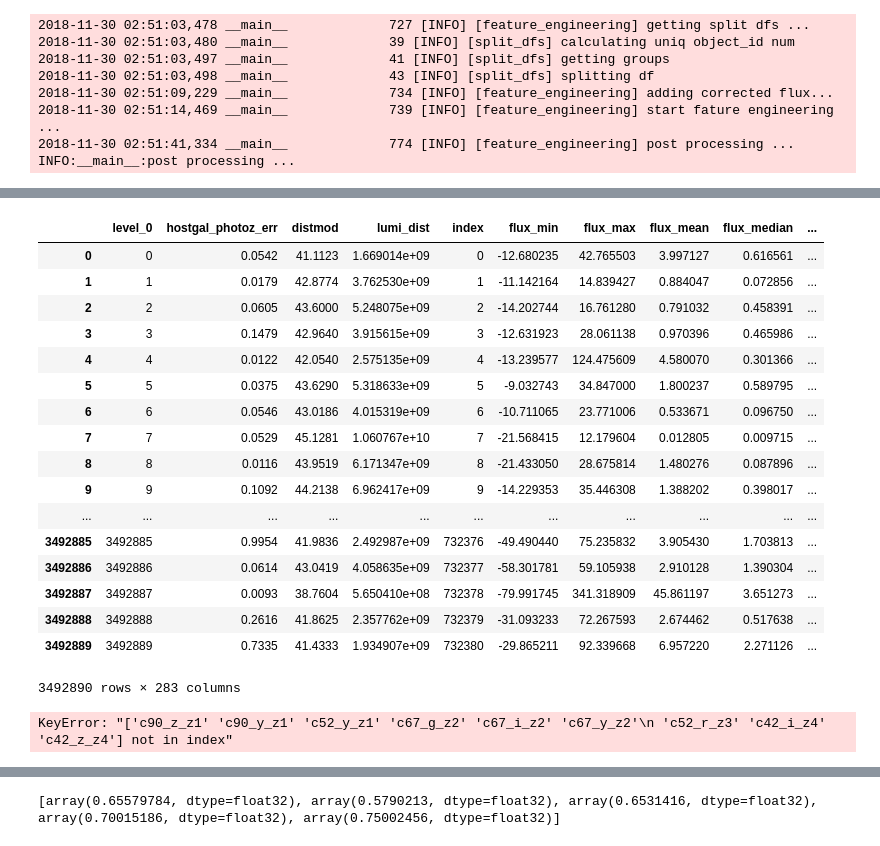
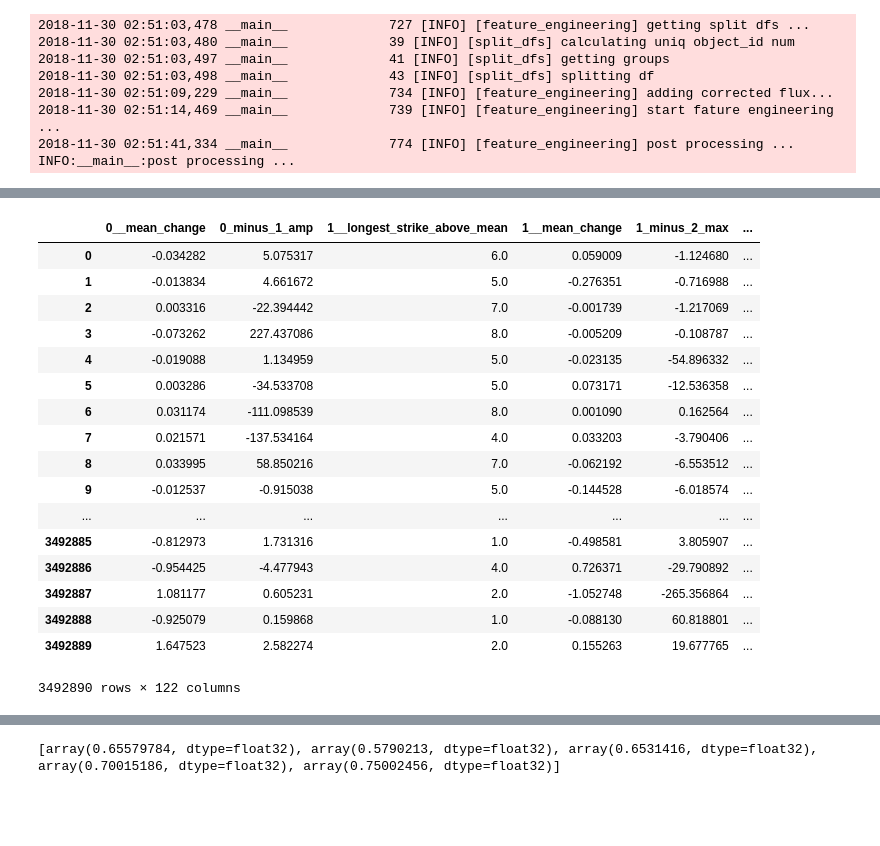
Before and after one commit to guchio3/kaggle-plasticc, a Jupyter notebook: notebook/construct_nn.ipynb, the cells around one changed output, grey strips where cells are left out. Drawn from its saved outputs; the diff is of its cells as text; code cells hidden in the pictures; blank space fills up the shorter version.

```diff
--- a/notebook/construct_nn.ipynb
+++ b/notebook/construct_nn.ipynb
@@ -253,3 +791,7 @@ INFO:__main__:post processing ...
+# %%
+imp_df = pd.read_csv('../importances/Booster_weight-multi-logloss-0.551369_2018-12-09-13-05-52_importance.csv')
+# %%
+FEATURES_TO_USE = [feat for feat in FEATURES_TO_USE if feat in set(imp_df.head(120).feature)] + ['hostgal_photoz']
 # %%
 %%time
 train_df = pd.read_feather('../features/train/meta_features.ftr', nthreads=NTHREAD)
@@ -282,3 +824,3 @@ Wall time: 622 ms
 # %%
-%%time
-test_df = pd.concat([test_df, _test_df.drop('object_id', axis=1)], axis=1)
+#%%time
+#test_df = pd.concat([test_df[list(sorted(list(set(FEATURES_TO_USE) & set(test_df.columns.tolist()))))], _test_df.drop('object_id', axis=1)], axis=1)
@@ -844,0 +827,3 @@ null_df[null_df.null_rat != 0]
+# %%
+%%time
+test_df = test_df[list(sorted(list(set(FEATURES_TO_USE) & set(test_df.columns.tolist())))) + ['object_id']].merge(_test_df, on='object_id', how='left')
@@ -849,26 +837,26 @@ train_df = train_df.replace(-np.inf, np.nan)
 #train_df = train_df.fillna(train_df.mean())#.drop(null_df[null_df.null_rat != 0]['column'], axis=1)
 # %%
 # test df の　load, inf の変換
-test_df = pd.read_feather('../test_dfs/test_df_for_nn.fth')
+#test_df = pd.read_feather('../test_dfs/test_df_for_nn.fth')
 test_df = test_df.replace(np.inf, np.nan)
 test_df = test_df.replace(-np.inf, np.nan)
 test_df
 # %% [output]
-|  | level_0 | hostgal_photoz_err | distmod | lumi_dist | index | flux_min | flux_max | flux_mean | flux_median | ... |
-| 0 | 0 | 0.0542 | 41.1123 | 1.669014e+09 | 0 | -12.680235 | 42.765503 | 3.997127 | 0.616561 | ... |
-| 1 | 1 | 0.0179 | 42.8774 | 3.762530e+09 | 1 | -11.142164 | 14.839427 | 0.884047 | 0.072856 | ... |
-| 2 | 2 | 0.0605 | 43.6000 | 5.248075e+09 | 2 | -14.202744 | 16.761280 | 0.791032 | 0.458391 | ... |
-| 3 | 3 | 0.1479 | 42.9640 | 3.915615e+09 | 3 | -12.631923 | 28.061138 | 0.970396 | 0.465986 | ... |
-| 4 | 4 | 0.0122 | 42.0540 | 2.575135e+09 | 4 | -13.239577 | 124.475609 | 4.580070 | 0.301366 | ... |
-| 5 | 5 | 0.0375 | 43.6290 | 5.318633e+09 | 5 | -9.032743 | 34.847000 | 1.800237 | 0.589795 | ... |
-| 6 | 6 | 0.0546 | 43.0186 | 4.015319e+09 | 6 | -10.711065 | 23.771006 | 0.533671 | 0.096750 | ... |
-| 7 | 7 | 0.0529 | 45.1281 | 1.060767e+10 | 7 | -21.568415 | 12.179604 | 0.012805 | 0.009715 | ... |
-| 8 | 8 | 0.0116 | 43.9519 | 6.171347e+09 | 8 | -21.433050 | 28.675814 | 1.480276 | 0.087896 | ... |
-| 9 | 9 | 0.1092 | 44.2138 | 6.962417e+09 | 9 | -14.229353 | 35.446308 | 1.388202 | 0.398017 | ... |
-| ... | ... | ... | ... | ... | ... | ... | ... | ... | ... | ... |
-| 3492885 | 3492885 | 0.9954 | 41.9836 | 2.492987e+09 | 732376 | -49.490440 | 75.235832 | 3.905430 | 1.703813 | ... |
-| 3492886 | 3492886 | 0.0614 | 43.0419 | 4.058635e+09 | 732377 | -58.301781 | 59.105938 | 2.910128 | 1.390304 | ... |
-| 3492887 | 3492887 | 0.0093 | 38.7604 | 5.650410e+08 | 732378 | -79.991745 | 341.318909 | 45.861197 | 3.651273 | ... |
-| 3492888 | 3492888 | 0.2616 | 41.8625 | 2.357762e+09 | 732379 | -31.093233 | 72.267593 | 2.674462 | 0.517638 | ... |
-| 3492889 | 3492889 | 0.7335 | 41.4333 | 1.934907e+09 | 732380 | -29.865211 | 92.339668 | 6.957220 | 2.271126 | ... |
+|  | 0__mean_change | 0_minus_1_amp | 1__longest_strike_above_mean | 1__mean_change | 1_minus_2_max | ... |
+| 0 | -0.034282 | 5.075317 | 6.0 | 0.059009 | -1.124680 | ... |
+| 1 | -0.013834 | 4.661672 | 5.0 | -0.276351 | -0.716988 | ... |
+| 2 | 0.003316 | -22.394442 | 7.0 | -0.001739 | -1.217069 | ... |
+| 3 | -0.073262 | 227.437086 | 8.0 | -0.005209 | -0.108787 | ... |
+| 4 | -0.019088 | 1.134959 | 5.0 | -0.023135 | -54.896332 | ... |
+| 5 | 0.003286 | -34.533708 | 5.0 | 0.073171 | -12.536358 | ... |
+| 6 | 0.031174 | -111.098539 | 8.0 | 0.001090 | 0.162564 | ... |
+| 7 | 0.021571 | -137.534164 | 4.0 | 0.033203 | -3.790406 | ... |
+| 8 | 0.033995 | 58.850216 | 7.0 | -0.062192 | -6.553512 | ... |
+| 9 | -0.012537 | -0.915038 | 5.0 | -0.144528 | -6.018574 | ... |
+| ... | ... | ... | ... | ... | ... | ... |
+| 3492885 | -0.812973 | 1.731316 | 1.0 | -0.498581 | 3.805907 | ... |
+| 3492886 | -0.954425 | -4.477943 | 4.0 | 0.726371 | -29.790892 | ... |
+| 3492887 | 1.081177 | 0.605231 | 2.0 | -1.052748 | -265.356864 | ... |
+| 3492888 | -0.925079 | 0.159868 | 1.0 | -0.088130 | 60.818801 | ... |
+| 3492889 | 1.647523 | 2.582274 | 2.0 | 0.155263 | 19.677765 | ... |
-3492890 rows × 283 columns
+3492890 rows × 122 columns
@@ -988,8 +981,9 @@ drop_feats += list(chain.from_iterable(band_cnn_columns_list))
 #x_train = train_df[drop_feats].values
 #x_test = test_df[drop_feats].values
 
-x_train = train_df[FEATURES_TO_USE].values
-x_test = test_df[FEATURES_TO_USE].values
+#DROP_CNN_FEATURES = set(chain.from_iterable(CNN_FEATURES))
+#X_FEATURES_TO_USE = [feat for feat in FEATURES_TO_USE if feat not in DROP_CNN_FEATURES ]
+
+#####x_train = train_df[FEATURES_TO_USE].values
+#####x_test = test_df[FEATURES_TO_USE].values
-# %% [output]
-KeyError: "['c90_z_z1' 'c90_y_z1' 'c52_y_z1' 'c67_g_z2' 'c67_i_z2' 'c67_y_z2'\n 'c52_r_z3' 'c42_i_z4' 'c42_z_z4'] not in index"
 # %%
```
Also changed, not shown: parts of 84 cells of this notebook, 11 other files.
